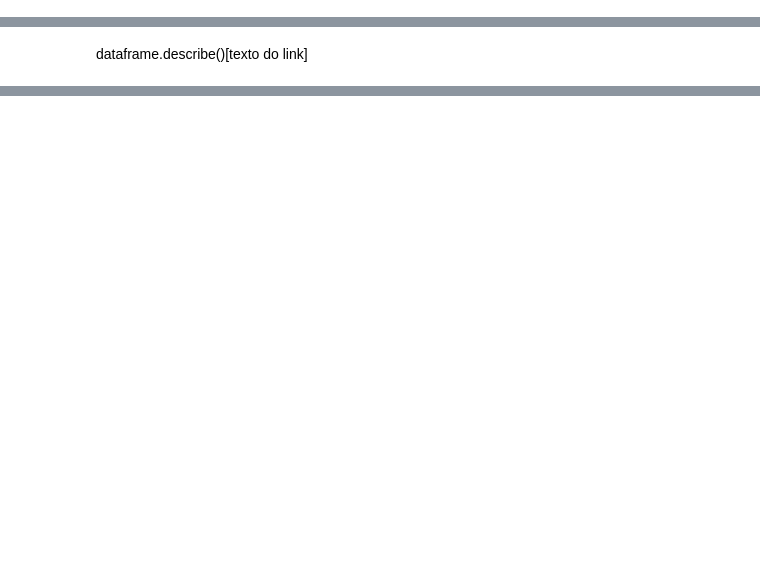
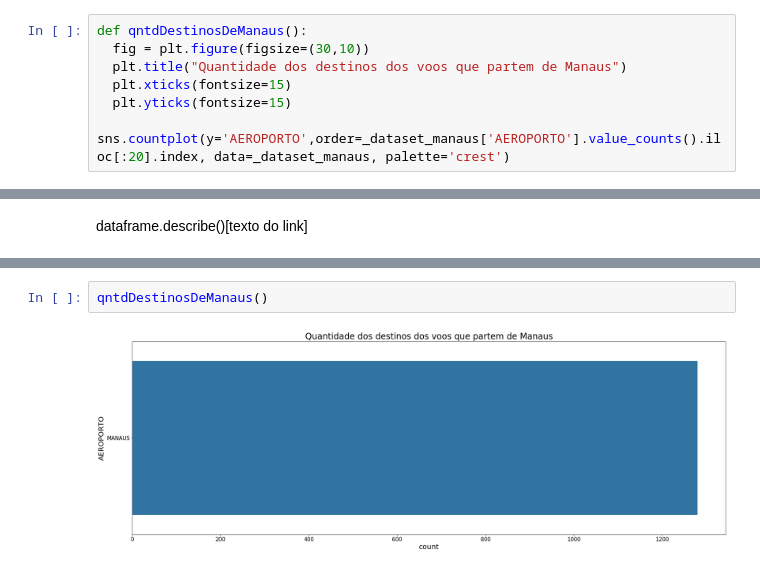
Before and after one commit to MaisaVidal/trabalho_estatistica, a Jupyter notebook: Trabalho_Estatistica_Final.ipynb, the cells around one changed output, grey strips where cells are left out. Saved outputs shown, nothing was run; the diff lists cells and outputs as text; blank space fills up the shorter version.

```diff
--- a/Trabalho_Estatistica_Final.ipynb
+++ b/Trabalho_Estatistica_Final.ipynb
@@ -159,0 +177,7 @@ dataset.loc[dataset.NATUREZA == 'INTERNACIONAL'].groupby(['ANO'])['DECOLAGENS'].
+# %%
+def qntdDestinosDeManaus():
+  fig = plt.figure(figsize=(30,10))
+  plt.title("Quantidade dos destinos dos voos que partem de Manaus")
+  plt.xticks(fontsize=15)
+  plt.yticks(fontsize=15)
+  sns.countplot(y='AEROPORTO',order=_dataset_manaus['AEROPORTO'].value_counts().iloc[:20].index, data=_dataset_manaus, palette='crest')
@@ -161,0 +249,4 @@ dataframe.describe()[texto do link]
+# %%
+qntdDestinosDeManaus()
+# %% [output]
+[figure, added]
```
Also changed, not shown: parts of 14 cells of this notebook.
